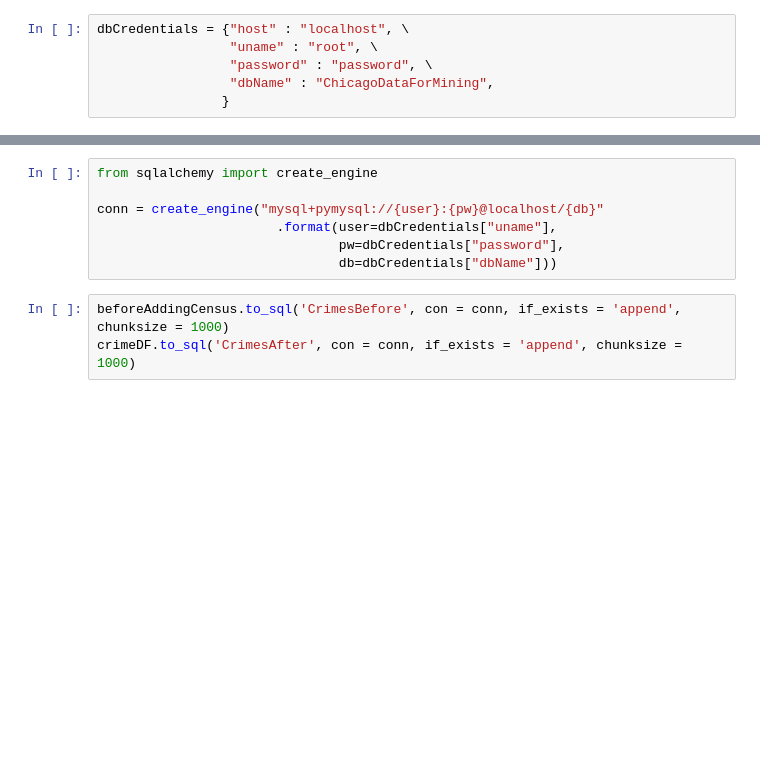
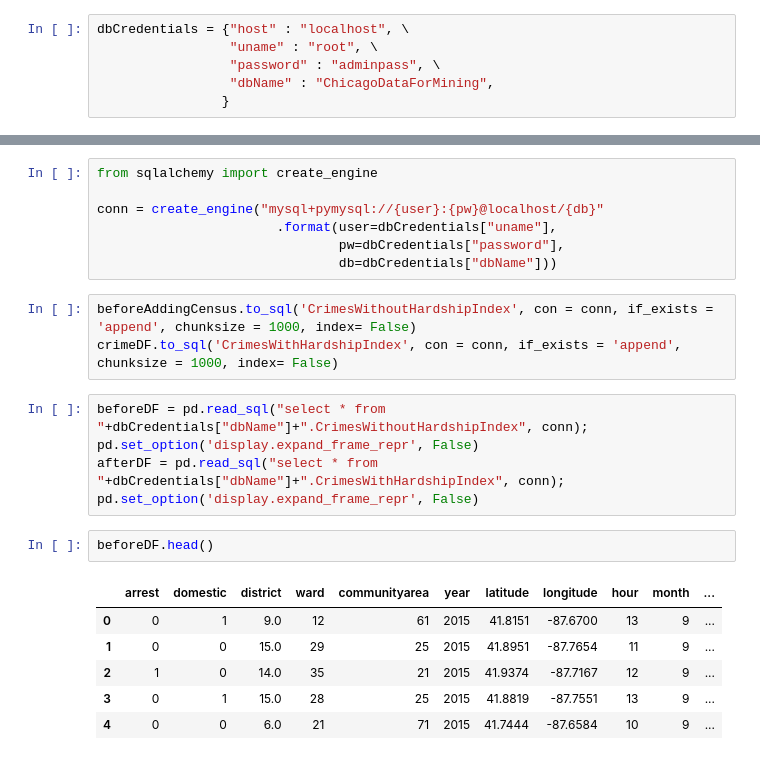
Before and after one commit to tejalvs/ChicagoCrimeAnalysis, a Jupyter notebook: DataCleaning_2.ipynb, the cells around one changed output, grey strips where cells are left out. Saved outputs shown, nothing was run; the diff lists cells and outputs as text; blank space fills up the shorter version.

```diff
--- a/DataCleaning_2.ipynb
+++ b/DataCleaning_2.ipynb
@@ -239,7 +256,7 @@ crimeDF.head(5)
 # %%
 dbCredentials = {"host" : "localhost", \
                  "uname" : "root", \
-                 "password" : "password", \
+                 "password" : "adminpass", \
                  "dbName" : "ChicagoDataForMining",
                 }
 # %%
@@ -299,5 +316,19 @@ conn = create_engine("mysql+pymysql://{user}:{pw}@localhost/{db}"
                                pw=dbCredentials["password"],
                                db=dbCredentials["dbName"]))
 # %%
-beforeAddingCensus.to_sql('CrimesBefore', con = conn, if_exists = 'append', chunksize = 1000)
-crimeDF.to_sql('CrimesAfter', con = conn, if_exists = 'append', chunksize = 1000)
+beforeAddingCensus.to_sql('CrimesWithoutHardshipIndex', con = conn, if_exists = 'append', chunksize = 1000, index= False)
+crimeDF.to_sql('CrimesWithHardshipIndex', con = conn, if_exists = 'append', chunksize = 1000, index= False)
+# %%
+beforeDF = pd.read_sql("select * from "+dbCredentials["dbName"]+".CrimesWithoutHardshipIndex", conn);
+pd.set_option('display.expand_frame_repr', False)
+afterDF = pd.read_sql("select * from "+dbCredentials["dbName"]+".CrimesWithHardshipIndex", conn);
+pd.set_option('display.expand_frame_repr', False)
+# %%
+beforeDF.head()
+# %% [output]
+|  | arrest | domestic | district | ward | communityarea | year | latitude | longitude | hour | month | ... |
+| 0 | 0 | 1 | 9.0 | 12 | 61 | 2015 | 41.8151 | -87.6700 | 13 | 9 | ... |
+| 1 | 0 | 0 | 15.0 | 29 | 25 | 2015 | 41.8951 | -87.7654 | 11 | 9 | ... |
+| 2 | 1 | 0 | 14.0 | 35 | 21 | 2015 | 41.9374 | -87.7167 | 12 | 9 | ... |
+| 3 | 0 | 1 | 15.0 | 28 | 25 | 2015 | 41.8819 | -87.7551 | 13 | 9 | ... |
+| 4 | 0 | 0 | 6.0 | 21 | 71 | 2015 | 41.7444 | -87.6584 | 10 | 9 | ... |
```
Also changed, not shown: parts of 5 cells of this notebook, 1 other file.
